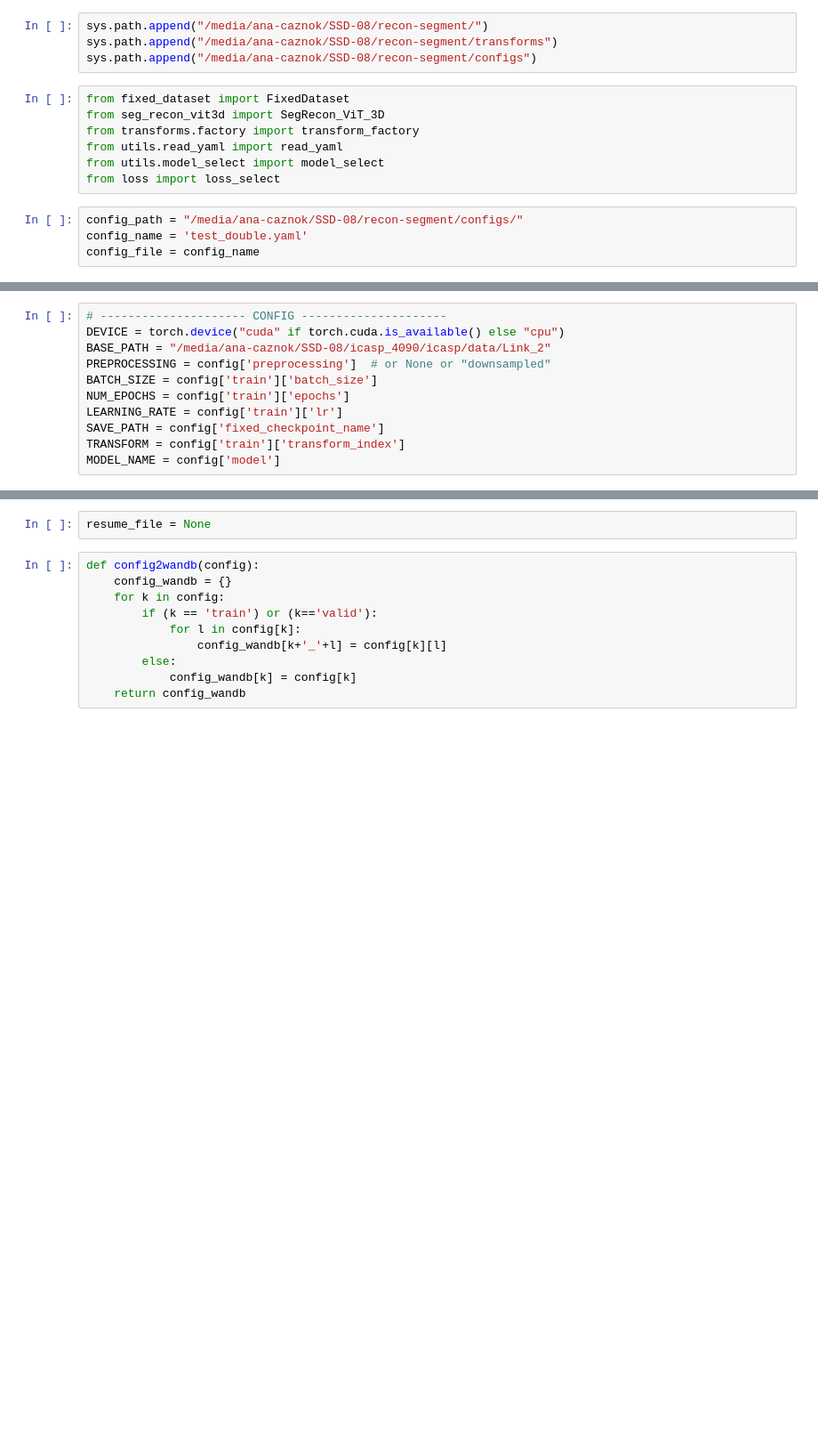
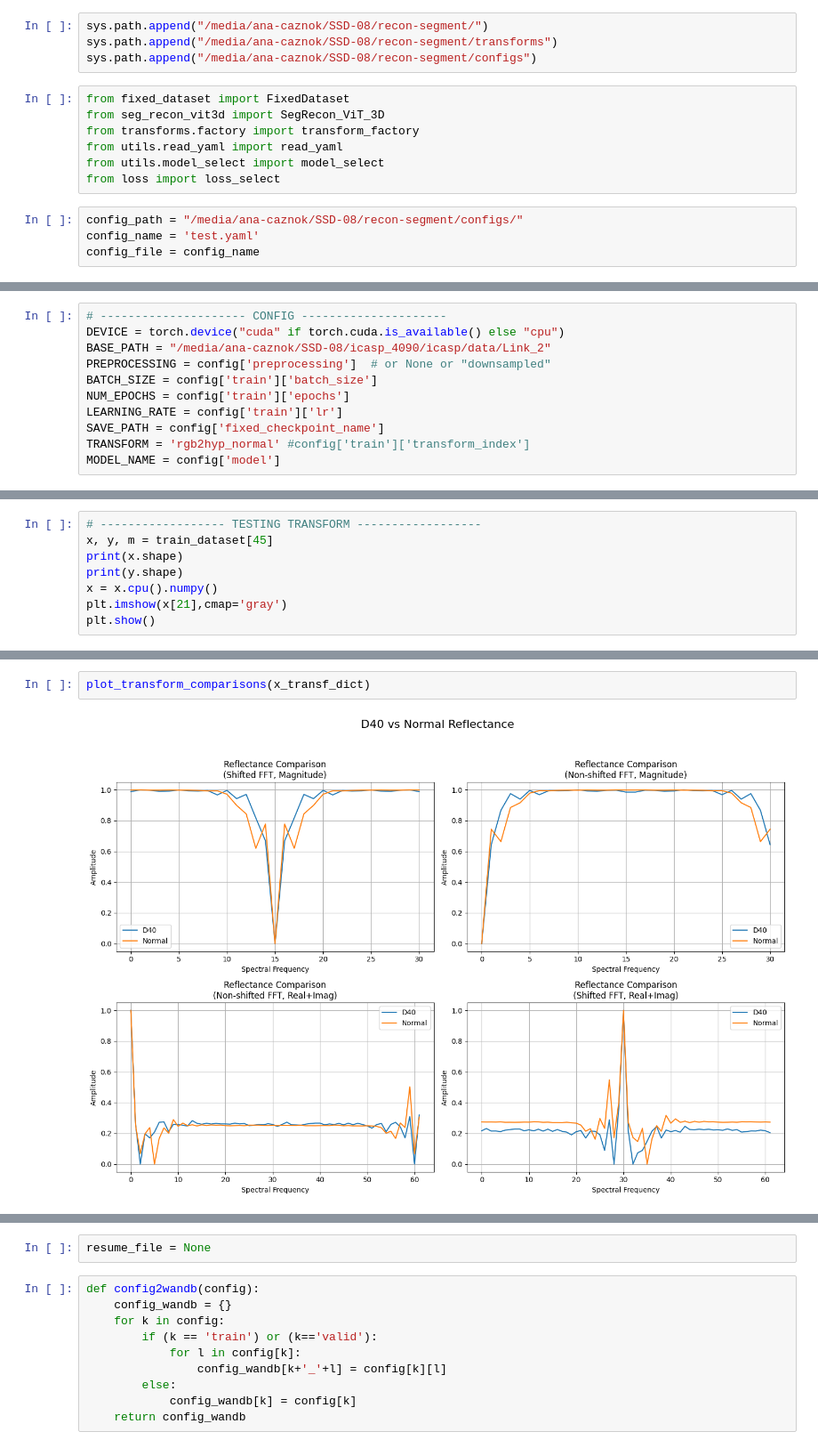
Before and after one commit to ana-caznok/recon-segment, a Jupyter notebook: notebooks/try_train_model.ipynb, the cells around one changed output, grey strips where cells are left out. Shown at 89% size. Cells and saved outputs as stored; diff of their text form; blank space fills up the shorter version.

Commit message:
testing different fourier transforms

```diff
--- a/notebooks/try_train_model.ipynb
+++ b/notebooks/try_train_model.ipynb
@@ -43,7 +43,7 @@ from utils.model_select import model_select
 from loss import loss_select
 # %%
 config_path = "/media/ana-caznok/SSD-08/recon-segment/configs/"
-config_name = 'test_double.yaml'
+config_name = 'test.yaml'
 config_file = config_name
 # %%
 config = read_yaml(config_path + config_name)
@@ -58,7 +58,7 @@ BATCH_SIZE = config['train']['batch_size']
 NUM_EPOCHS = config['train']['epochs']
 LEARNING_RATE = config['train']['lr']
 SAVE_PATH = config['fixed_checkpoint_name']
-TRANSFORM = config['train']['transform_index']
+TRANSFORM = 'rgb2hyp_normal' #config['train']['transform_index']
 MODEL_NAME = config['model']
 # %%
 # ------------------ DATASET + LOADER ------------------
@@ -93,0 +81,8 @@ initialized 30 images val DatasetRaw with preprocessing: h5py in /media/ana-cazn
+# %%
+# ------------------ TESTING TRANSFORM ------------------
+x, y, m = train_dataset[45]
+print(x.shape)
+print(y.shape)
+x = x.cpu().numpy()
+plt.imshow(x[21],cmap='gray')
+plt.show()
@@ -93,0 +298,4 @@ initialized 30 images val DatasetRaw with preprocessing: h5py in /media/ana-cazn
+# %%
+plot_transform_comparisons(x_transf_dict)
+# %% [output]
+[figure, added]
```
Also changed, not shown: parts of 14 cells of this notebook, 4 other files.
